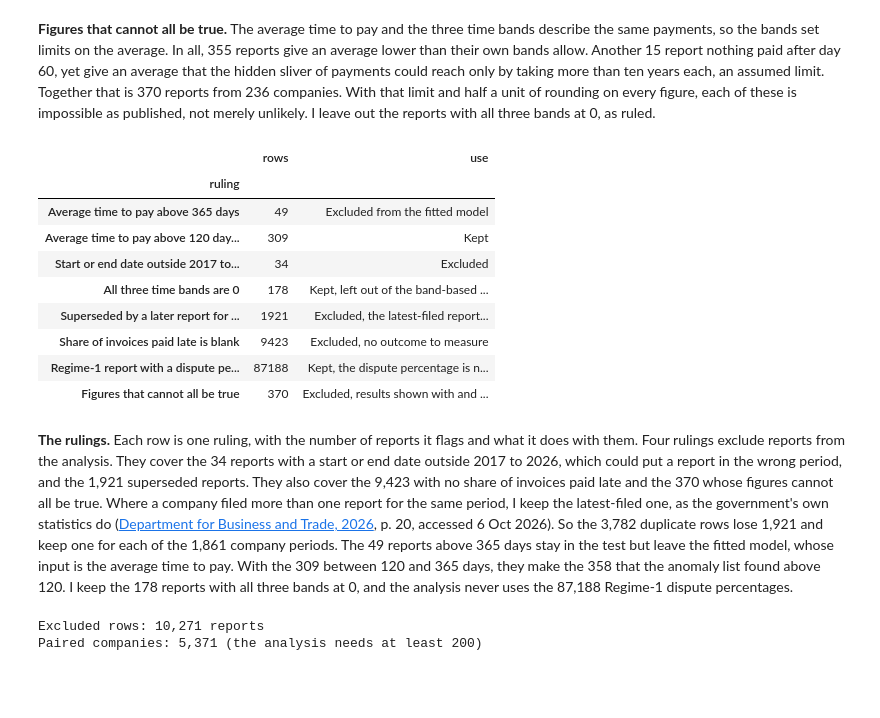
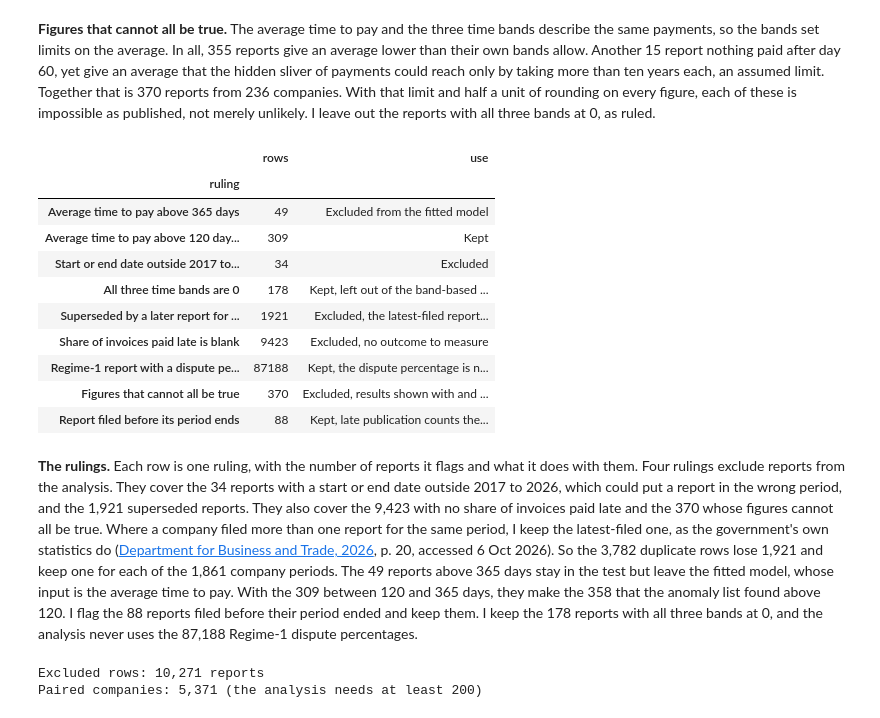
Before and after one commit to PaddyGilliland1/statistical-analysis-project, a Jupyter notebook: analysis.ipynb, the cells around one changed output. Cells and saved outputs as stored; diff of their text form; code cells hidden in the pictures; blank space fills up the shorter version.

Commit message:
Flag the early filings and add the summary's closing clause

```diff
--- a/analysis.ipynb
+++ b/analysis.ipynb
@@ -756,6 +756,7 @@ def apply_rulings(
     6. Share of invoices paid late is blank.
     7. A report of the regime with a dispute percentage.
     8. Figures that cannot all be true, as marked in impossible.
+    9. Filed before the reporting period ends.
 
     Parameters
     ----------
@@ -809,6 +810,10 @@ def apply_rulings(
             frame[c["regime"]].eq(regime) & frame[c["dispute"]].notna(),
         ),
         ("Figures that cannot all be true", impossible),
+        (
+            "Report filed before its period ends",
+            frame[c["filing"]] < frame[c["end"]],
+        ),
     ]
     reasons = pd.Series("", index=frame.index)
     for reason, covered in rulings:
@@ -857,35 +862,39 @@ RULINGS = {
         "Kept, the dispute percentage is not used"
     ),
     "Figures that cannot all be true": (
         "Excluded, results shown with and without"
     ),
+    "Report filed before its period ends": (
+        "Kept, late publication counts them as on time"
+    ),
 }
 EXCLUDED = [
     reason
     for reason, use in RULINGS.items()
     if use == "Excluded" or use.startswith("Excluded,")
 ]
 rulings = pd.DataFrame(
     {
         "rows": [has_reason(flagged, [reason]).sum() for reason in RULINGS],
         "use": list(RULINGS.values()),
     },
     index=pd.Index(list(RULINGS), name="ruling"),
 )
 rulings
 # %% [output]
 |  | rows | use |
 | ruling |  |  |
 | Average time to pay above 365 days | 49 | Excluded from the fitted model |
 | Average time to pay above 120 day... | 309 | Kept |
 | Start or end date outside 2017 to... | 34 | Excluded |
 | All three time bands are 0 | 178 | Kept, left out of the band-based ... |
 | Superseded by a later report for ... | 1921 | Excluded, the latest-filed report... |
 | Share of invoices paid late is blank | 9423 | Excluded, no outcome to measure |
 | Regime-1 report with a dispute pe... | 87188 | Kept, the dispute percentage is n... |
 | Figures that cannot all be true | 370 | Excluded, results shown with and ... |
+| Report filed before its period ends | 88 | Kept, late publication counts the... |
 # %% [markdown]
-**The rulings.** Each row is one ruling, with the number of reports it flags and what it does with them. Four rulings exclude reports from the analysis. They cover the 34 reports with a start or end date outside 2017 to 2026, which could put a report in the wrong period, and the 1,921 superseded reports. They also cover the 9,423 with no share of invoices paid late and the 370 whose figures cannot all be true. Where a company filed more than one report for the same period, I keep the latest-filed one, as the government's own statistics do ([Department for Business and Trade, 2026](https://assets.publishing.service.gov.uk/media/6a50c8a69e9c95844ae64ca1/large-business-payment-practices-statistics-methodology-and-background-quality-report.pdf), p. 20, accessed 6 Oct 2026). So the 3,782 duplicate rows lose 1,921 and keep one for each of the 1,861 company periods. The 49 reports above 365 days stay in the test but leave the fitted model, whose input is the average time to pay. With the 309 between 120 and 365 days, they make the 358 that the anomaly list found above 120. I keep the 178 reports with all three bands at 0, and the analysis never uses the 87,188 Regime-1 dispute percentages.
+**The rulings.** Each row is one ruling, with the number of reports it flags and what it does with them. Four rulings exclude reports from the analysis. They cover the 34 reports with a start or end date outside 2017 to 2026, which could put a report in the wrong period, and the 1,921 superseded reports. They also cover the 9,423 with no share of invoices paid late and the 370 whose figures cannot all be true. Where a company filed more than one report for the same period, I keep the latest-filed one, as the government's own statistics do ([Department for Business and Trade, 2026](https://assets.publishing.service.gov.uk/media/6a50c8a69e9c95844ae64ca1/large-business-payment-practices-statistics-methodology-and-background-quality-report.pdf), p. 20, accessed 6 Oct 2026). So the 3,782 duplicate rows lose 1,921 and keep one for each of the 1,861 company periods. The 49 reports above 365 days stay in the test but leave the fitted model, whose input is the average time to pay. With the 309 between 120 and 365 days, they make the 358 that the anomaly list found above 120. I flag the 88 reports filed before their period ended and keep them. I keep the 178 reports with all three bands at 0, and the analysis never uses the 87,188 Regime-1 dispute percentages.
 # %%
 def assign_period(frame, columns, periods):
     """Return the period each report falls in, by the year its period ends.
```
Also changed, not shown: parts of 2 cells of this notebook.
